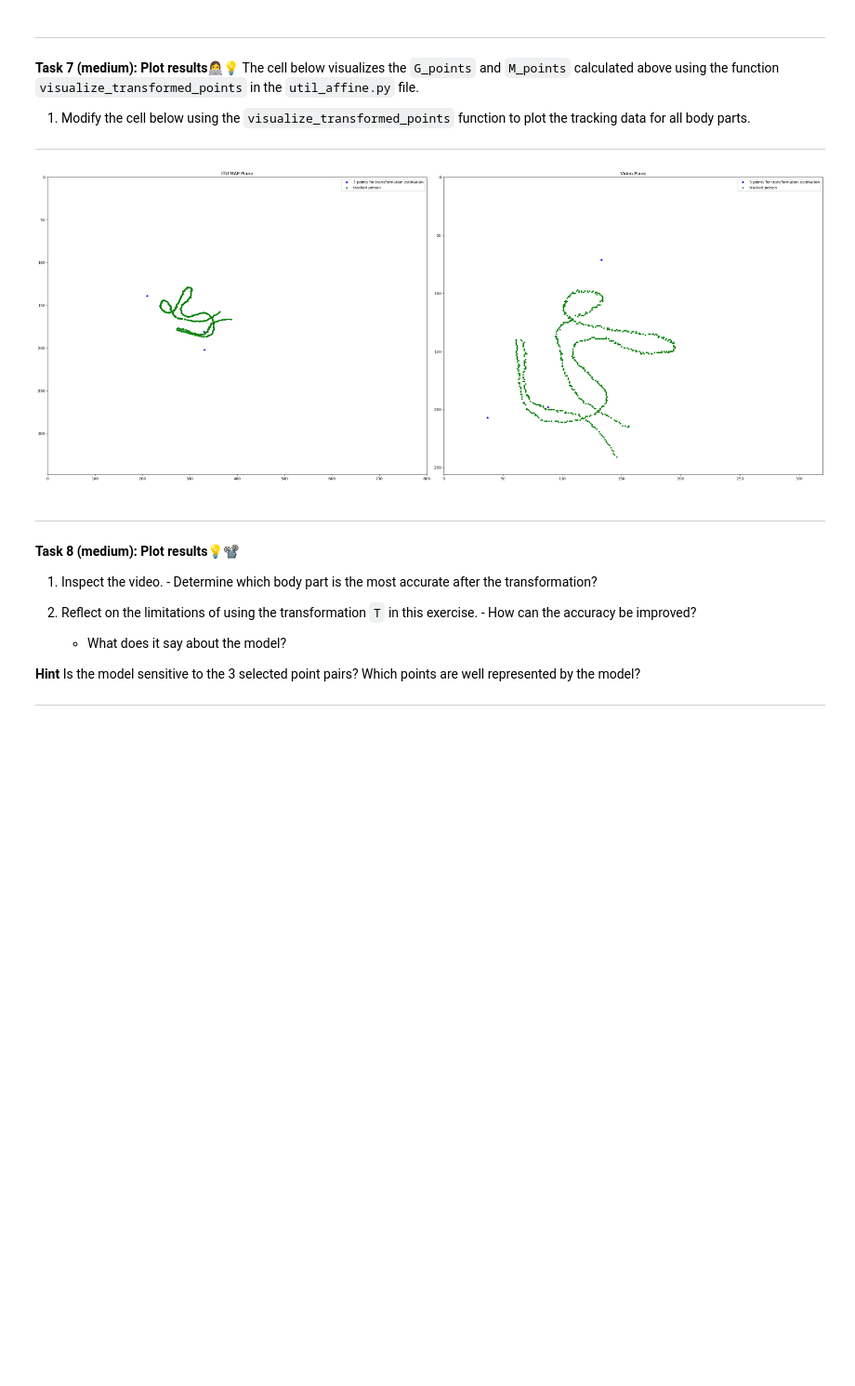
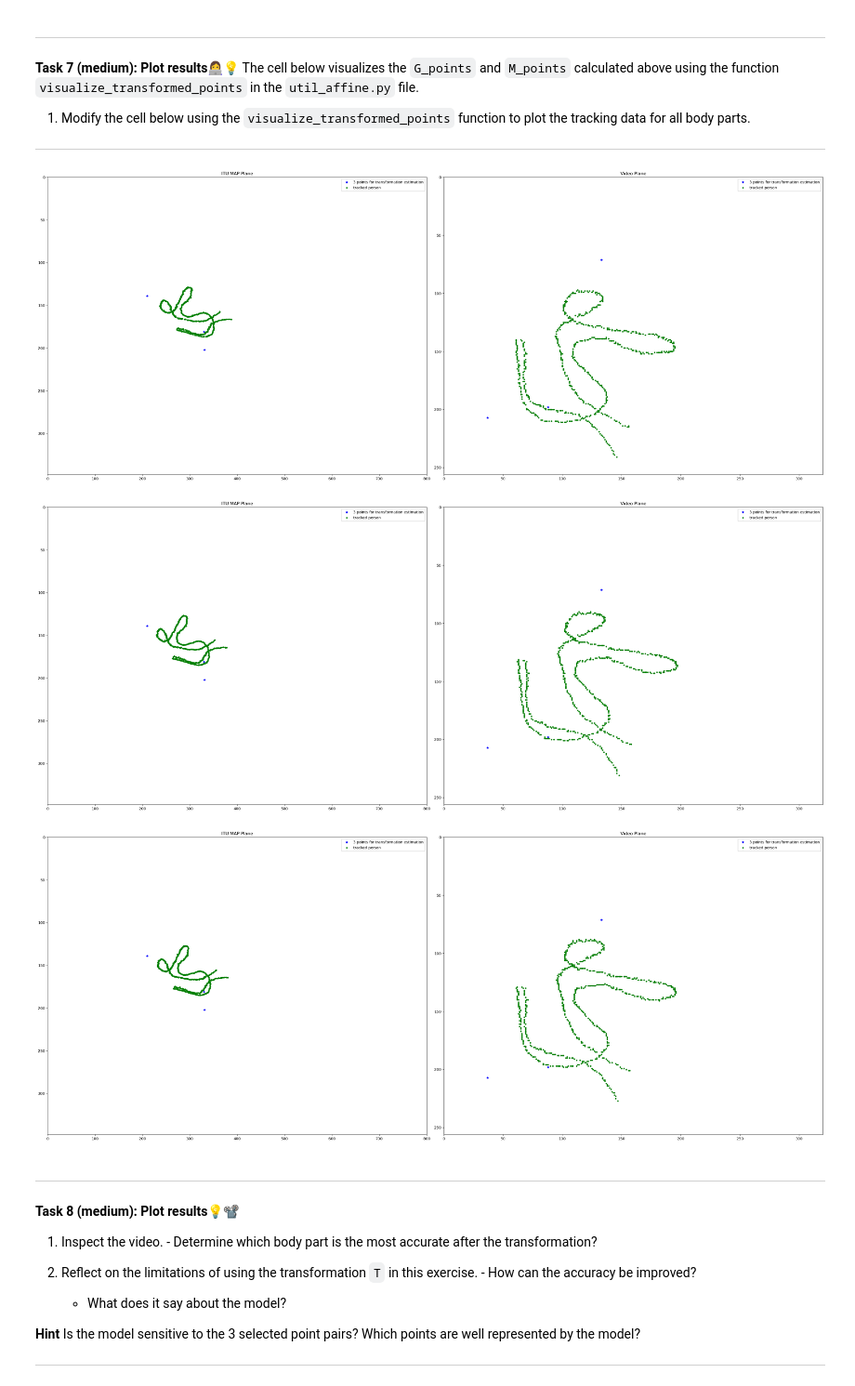
Before and after one commit to AlbertRossJoh/MLintro, a Jupyter notebook: ex_5/02-affine_spatial_regression.ipynb, the cells around one changed output. Shown at 93% size. Drawn from its saved outputs; the diff is of its cells as text; code cells hidden in the pictures; blank space fills up the shorter version.

```diff
--- a/ex_5/02-affine_spatial_regression.ipynb
+++ b/ex_5/02-affine_spatial_regression.ipynb
@@ -449,7 +442,9 @@ def transform_points(part, data, T):
 
 
 ### Use your recently created function to transform the tracking data
-G_points, M_points = transform_points("legs", data, T)
+G_points_legs, M_points_legs = transform_points("legs", data, T)
+G_points_body, M_points_body = transform_points("body", data, T)
+G_points_all, M_points_all = transform_points("all", data, T)
 # %% [markdown]
 
 ---
@@ -465,9 +460,13 @@ The cell below visualizes the `G_points`
 
 ---
 # %%
-util_affine.visualize_transformed_points(points_source, points_destination, M_points, G_points)
+util_affine.visualize_transformed_points(points_source, points_destination, M_points_legs, G_points_legs)
+util_affine.visualize_transformed_points(points_source, points_destination, M_points_body, G_points_body)
+util_affine.visualize_transformed_points(points_source, points_destination, M_points_all, G_points_all)
 # %% [output]
 [figure]
+[figure, added]
+[figure, added]
 # %% [markdown]
 
 ---
```
Also changed, not shown: parts of 3 cells of this notebook, 1 other file.
